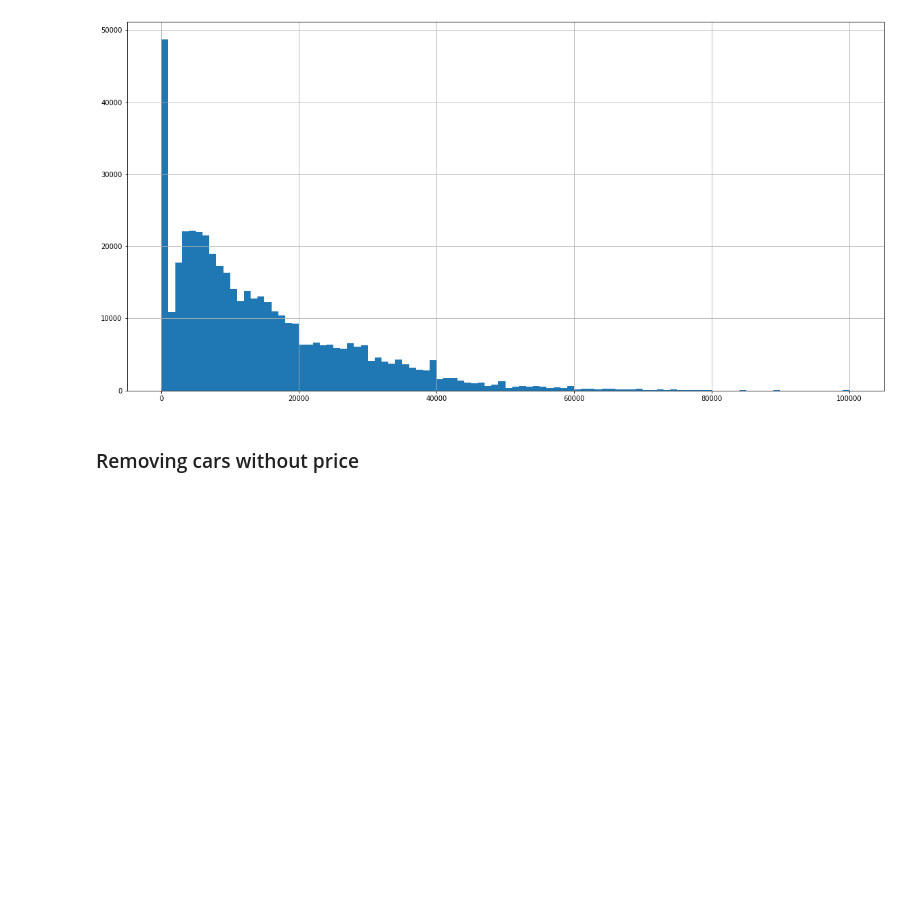
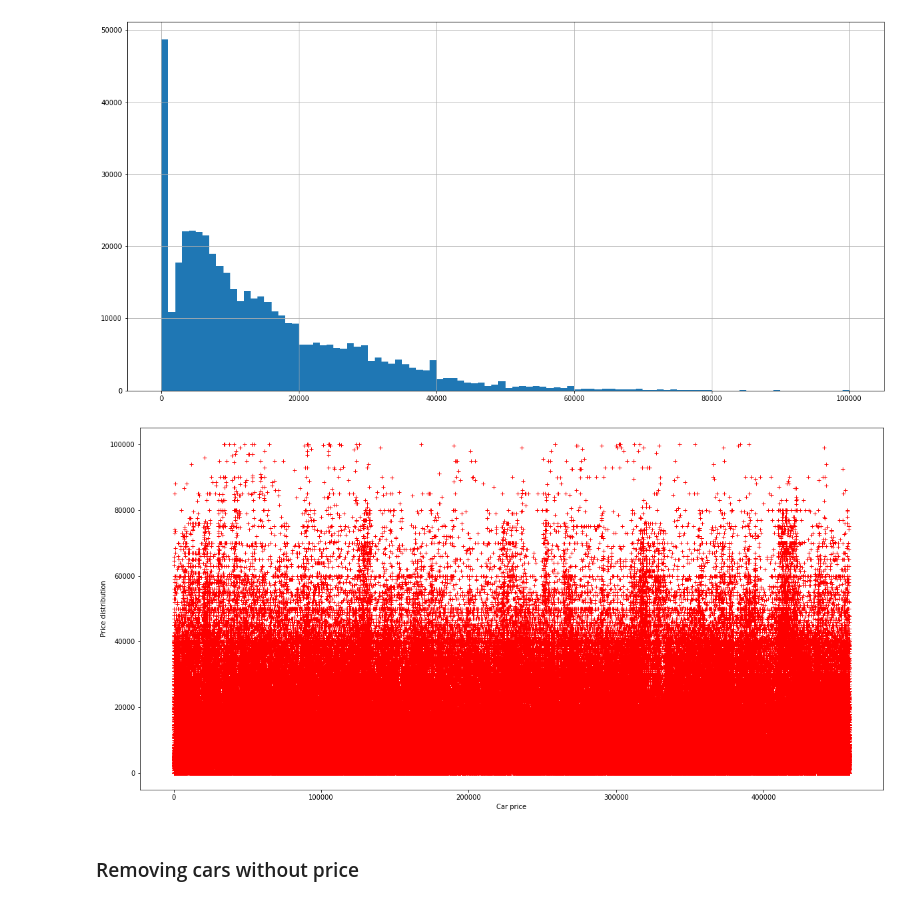
Before and after one commit to ulmii/machine-learning, a Jupyter notebook: carprices.ipynb, the cells around one changed output. Saved outputs shown, nothing was run; the diff lists cells and outputs as text; code cells hidden in the pictures; blank space fills up the shorter version.

```diff
--- a/carprices.ipynb
+++ b/carprices.ipynb
@@ -110,6 +122,13 @@ cars_under_100.price.hist(bins=100)
 # %% [output]
 <AxesSubplot:>
 [figure]
+# %%
+plt.plot(cars_under_100['price'], 'r+')
+plt.xlabel("Car price")
+plt.ylabel("Price distribution")
+plt.show()
+# %% [output]
+[figure, added]
 # %% [markdown]
 ### Removing cars without price
 # %%
```
Also changed, not shown: parts of 11 cells of this notebook.
